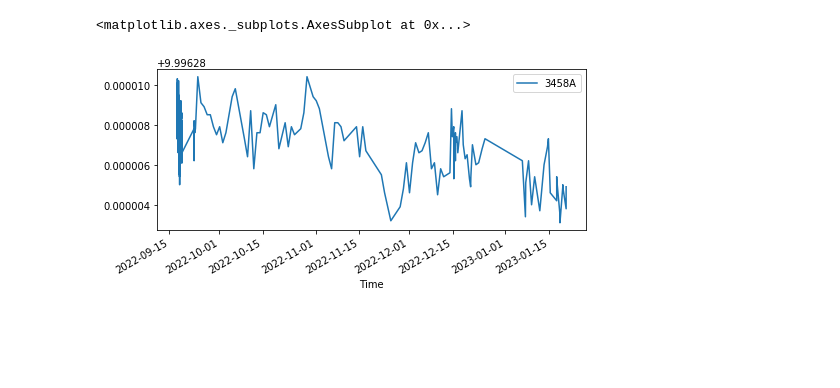
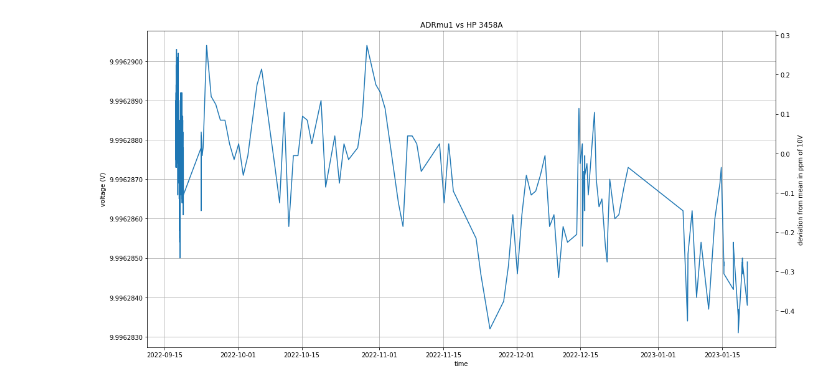
Before and after one commit to marcoreps/ADRmu, a Jupyter notebook: results/ADRmu1.ipynb, the cells around one changed output. Drawn from its saved outputs; the diff is of its cells as text; code cells hidden in the pictures; blank space fills up the shorter version.

```diff
--- a/results/ADRmu1.ipynb
+++ b/results/ADRmu1.ipynb
@@ -2,14 +2,40 @@
 #import numpy as np
 import pandas as pd
 import matplotlib.pyplot as plt
+from matplotlib.ticker import FormatStrFormatter
+
 
 columns = ["Time", "3458A"]
 raw=pd.read_csv("https://raw.githubusercontent.com/marcoreps/multiinstrumentalist/master/csv/ADRmu1-3458A.csv", usecols=columns)
+
 raw[columns[0]] = pd.to_datetime(raw[columns[0]])
-print("We have "+str(raw[columns[0]].max() - raw[columns[0]].min())+" worth of data.")
+print("We have "+str(raw[columns[0]].max() - raw[columns[0]].min())+" worth of data for this one:")
+print("Points="+str(raw[columns[1]].count())+" \
+Min="+str(raw[columns[1]].min())+" \
+Max="+str(raw[columns[1]].max())+" \
+Mean="+str(raw[columns[1]].mean())+" \
+Std="+str(raw[columns[1]].std()))
+
+
+def to_ppm(x):
+    return (x-raw[columns[1]].mean())/.00001
+
+def from_ppm(x):
+    return x*.00001+raw[columns[1]].mean()
+
+plt.rcParams["figure.figsize"] = [16, 8]
+fig, ax = plt.subplots()
+ax.grid()
+ax.set(xlabel='time', ylabel='voltage (V)',
+       title='ADRmu1 vs HP 3458A')
+
+
 raw = raw.set_index(pd.DatetimeIndex(raw[columns[0]]))
 raw = raw.drop('Time', axis=1)
-#raw.head()
-raw.plot()
-#plt.show()
+ax.plot(raw)
+secax = ax.secondary_yaxis('right', functions=(to_ppm, from_ppm))
+secax.set_ylabel('deviation from mean in ppm of 10V')
+ax.yaxis.set_major_formatter(FormatStrFormatter('%.7f'))
+
+plt.show()
 # %% [output]
@@ -17,2 +44 @@ We have 125 days 01:56:45 worth of data.
-<matplotlib.axes._subplots.AxesSubplot at 0x...>
-[figure, old version]
+[figure, new version]
```
Also changed, not shown: parts of 1 cell of this notebook.
